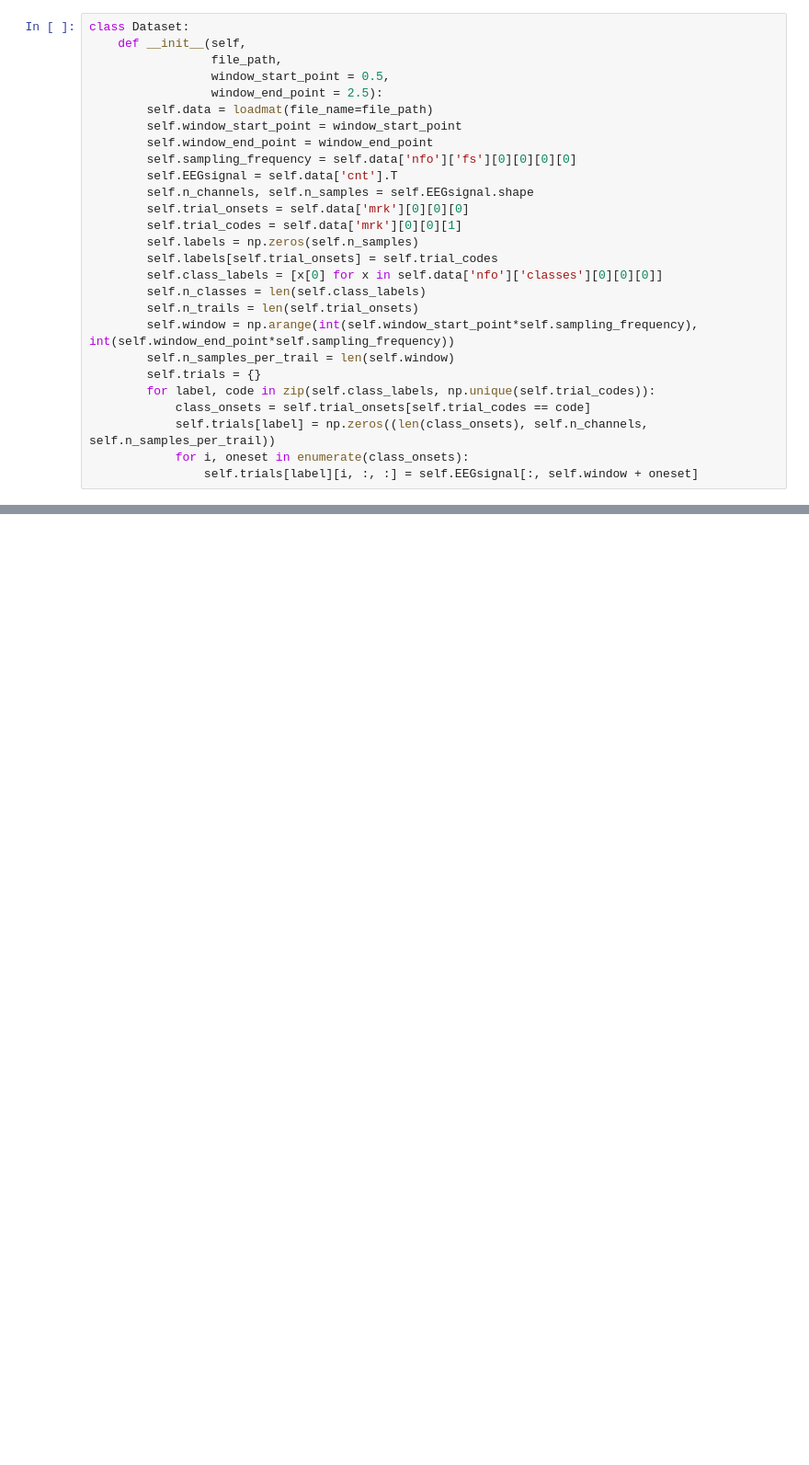
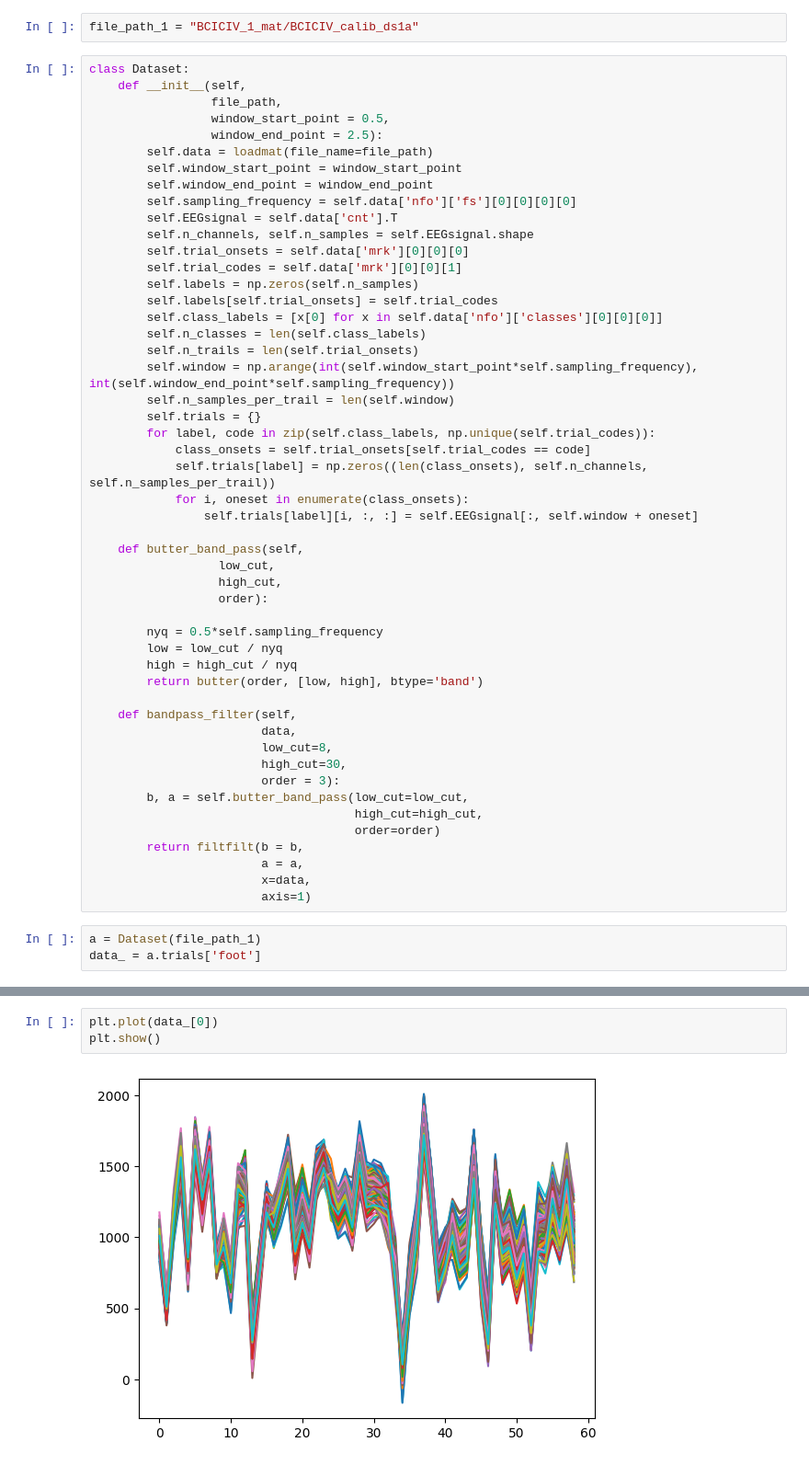
Before and after one commit to javadkavian/EEG_motor_imagery_analysis, a Jupyter notebook: data.ipynb, the cells around one changed output, grey strips where cells are left out. Shown at 92% size. Cells and saved outputs as stored; diff of their text form; blank space fills up the shorter version.

Commit message:
add:bandpass filter

```diff
--- a/data.ipynb
+++ b/data.ipynb
@@ -5,3 +6,5 @@ from scipy.io import loadmat
+# %%
+file_path_1 = "BCICIV_1_mat/BCICIV_calib_ds1a"
 # %%
 class Dataset:
     def __init__(self,
@@ -29,3 +32,29 @@ class Dataset:
             self.trials[label] = np.zeros((len(class_onsets), self.n_channels, self.n_samples_per_trail))
             for i, oneset in enumerate(class_onsets):
                 self.trials[label][i, :, :] = self.EEGsignal[:, self.window + oneset]
+
+    def butter_band_pass(self,
+                  low_cut,
+                  high_cut,
+                  order):
+
+        nyq = 0.5*self.sampling_frequency
+        low = low_cut / nyq
+        high = high_cut / nyq
+        return butter(order, [low, high], btype='band')
+
+    def bandpass_filter(self,
+                        data,
+                        low_cut=8,
+                        high_cut=30,
+                        order = 3):
+        b, a = self.butter_band_pass(low_cut=low_cut,
+                                     high_cut=high_cut,
+                                     order=order)
+        return filtfilt(b = b,
+                        a = a,
+                        x=data,
+                        axis=1)
+# %%
+a = Dataset(file_path_1)
+data_ = a.trials['foot']
@@ -31,0 +87,5 @@ class Dataset:
+# %%
+plt.plot(data_[0])
+plt.show()
+# %% [output]
+[figure, added]
```
Also changed, not shown: parts of 3 cells of this notebook.
